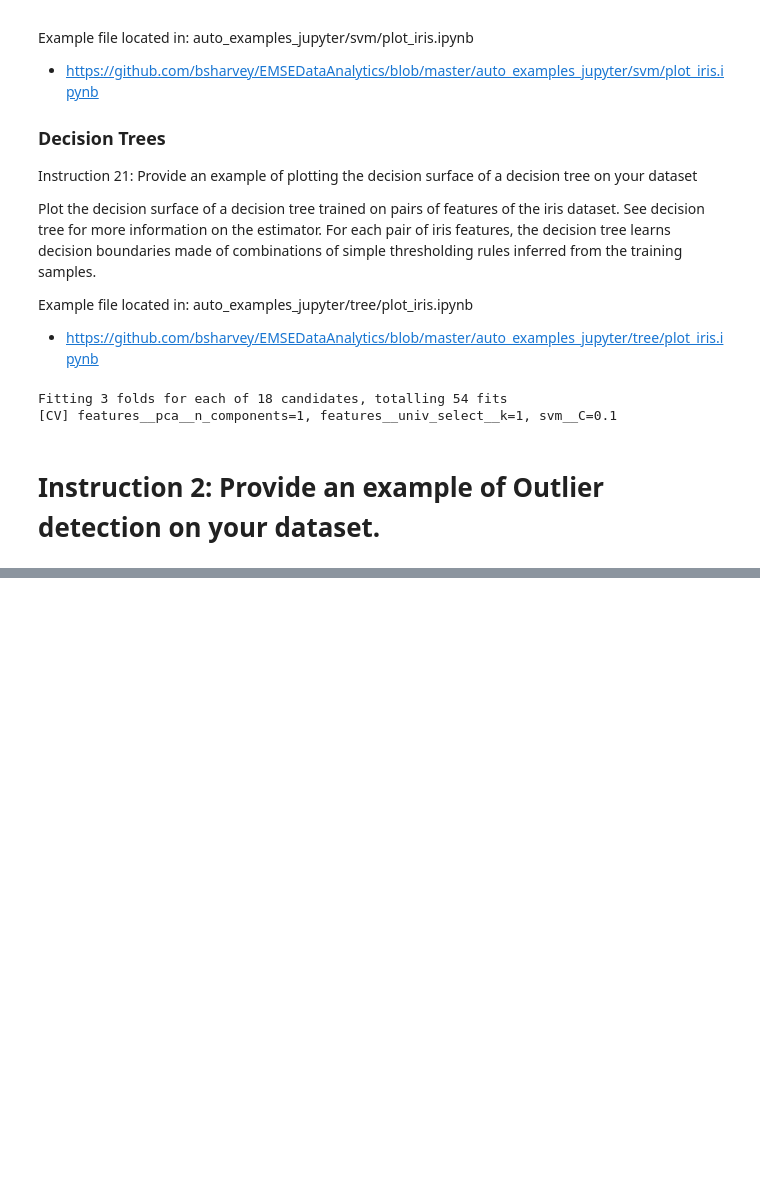
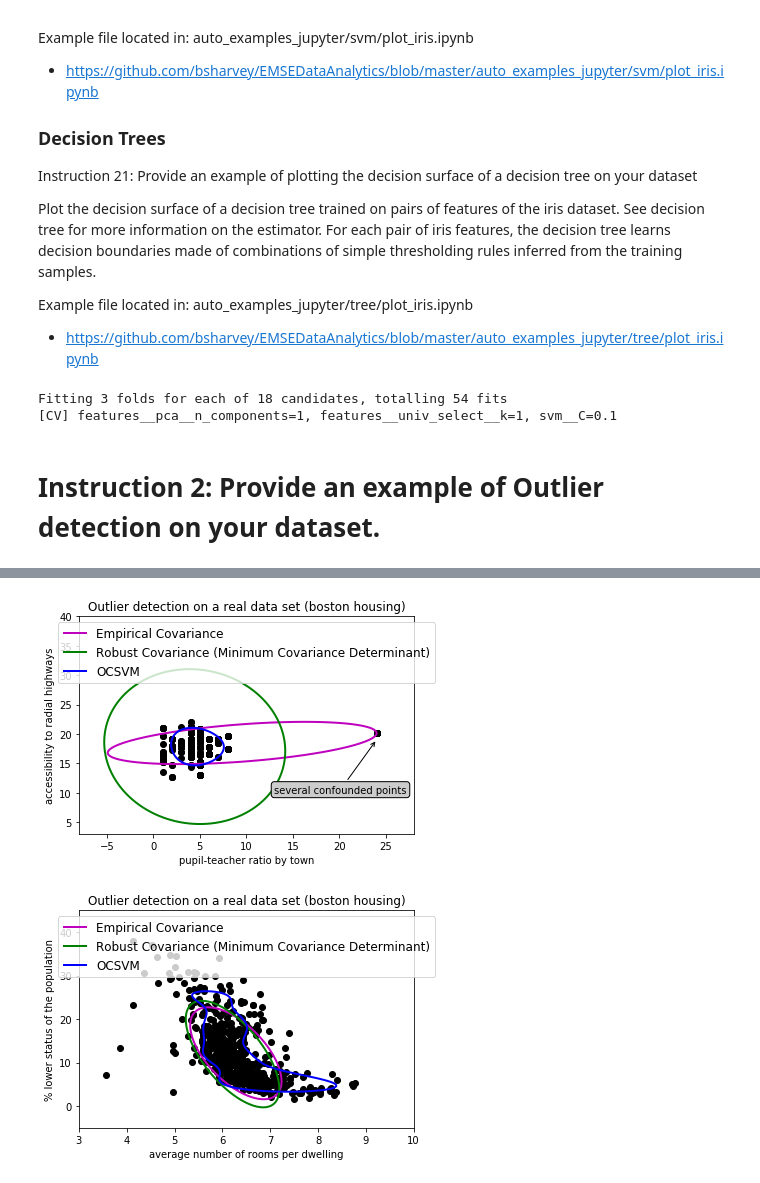
Before and after one commit to bondzy1220/assignments.github.io, a Jupyter notebook: EMSE6992_Assignments/HW3.ipynb, the cells around one changed output, grey strips where cells are left out. Cells and saved outputs as stored; diff of their text form; code cells hidden in the pictures; blank space fills up the shorter version.

```diff
--- a/EMSE6992_Assignments/HW3.ipynb
+++ b/EMSE6992_Assignments/HW3.ipynb
@@ -307,0 +321,77 @@ Fitting 3 folds for each of 18 candidates, totalling 54 fits
+# %%
+# Get data
+X1 = np.loadtxt("Data/Fatal_Motor_Vehicle_Accidents.txt")['data'][:, [8, 10]]  # two clusters
+X2 = np.loadtxt("Data/Fatal_Motor_Vehicle_Accidents.txt")['data'][:, [5, 12]]  # "banana"-shaped
+
+# Define "classifiers" to be used
+classifiers = {
+    "Empirical Covariance": EllipticEnvelope(support_fraction=1.,
+                                             contamination=0.261),
+    "Robust Covariance (Minimum Covariance Determinant)":
+    EllipticEnvelope(contamination=0.261),
+    "OCSVM": OneClassSVM(nu=0.261, gamma=0.05)}
+colors = ['m', 'g', 'b']
+legend1 = {}
+legend2 = {}
+
+# Learn a frontier for outlier detection with several classifiers
+xx1, yy1 = np.meshgrid(np.linspace(-8, 28, 500), np.linspace(3, 40, 500))
+xx2, yy2 = np.meshgrid(np.linspace(3, 10, 500), np.linspace(-5, 45, 500))
+for i, (clf_name, clf) in enumerate(classifiers.items()):
+    plt.figure(1)
+    clf.fit(X1)
+    Z1 = clf.decision_function(np.c_[xx1.ravel(), yy1.ravel()])
+    Z1 = Z1.reshape(xx1.shape)
+    legend1[clf_name] = plt.contour(
+        xx1, yy1, Z1, levels=[0], linewidths=2, colors=colors[i])
+    plt.figure(2)
+    clf.fit(X2)
+    Z2 = clf.decision_function(np.c_[xx2.ravel(), yy2.ravel()])
+    Z2 = Z2.reshape(xx2.shape)
+    legend2[clf_name] = plt.contour(
+        xx2, yy2, Z2, levels=[0], linewidths=2, colors=colors[i])
+
+legend1_values_list = list(legend1.values())
+legend1_keys_list = list(legend1.keys())
+
+# Plot the results (= shape of the data points cloud)
+plt.figure(1)  # two clusters
+plt.title("Outlier detection on a real data set (boston housing)")
+plt.scatter(X1[:, 0], X1[:, 1], color='black')
+bbox_args = dict(boxstyle="round", fc="0.8")
+arrow_args = dict(arrowstyle="->")
+plt.annotate("several confounded points", xy=(24, 19),
+             xycoords="data", textcoords="data",
+             xytext=(13, 10), bbox=bbox_args, arrowprops=arrow_args)
+plt.xlim((xx1.min(), xx1.max()))
+plt.ylim((yy1.min(), yy1.max()))
+plt.legend((legend1_values_list[0].collections[0],
+            legend1_values_list[1].collections[0],
+            legend1_values_list[2].collections[0]),
+           (legend1_keys_list[0], legend1_keys_list[1], legend1_keys_list[2]),
+           loc="upper center",
+           prop=matplotlib.font_manager.FontProperties(size=12))
+plt.ylabel("accessibility to radial highways")
+plt.xlabel("pupil-teacher ratio by town")
+
+legend2_values_list = list(legend2.values())
+legend2_keys_list = list(legend2.keys())
+
+plt.figure(2)  # "banana" shape
+plt.title("Outlier detection on a real data set (boston housing)")
+plt.scatter(X2[:, 0], X2[:, 1], color='black')
+plt.xlim((xx2.min(), xx2.max()))
+plt.ylim((yy2.min(), yy2.max()))
+plt.legend((legend2_values_list[0].collections[0],
+            legend2_values_list[1].collections[0],
+            legend2_values_list[2].collections[0]),
+           (legend2_keys_list[0], legend2_keys_list[1], legend2_keys_list[2]),
+           loc="upper center",
+           prop=matplotlib.font_manager.FontProperties(size=12))
+plt.ylabel("% lower status of the population")
+plt.xlabel("average number of rooms per dwelling")
+
+plt.show()
+# %% [output]
+[figure, added]
+[figure, added]
```
Also changed, not shown: parts of 1 cell of this notebook, 5 other files.
